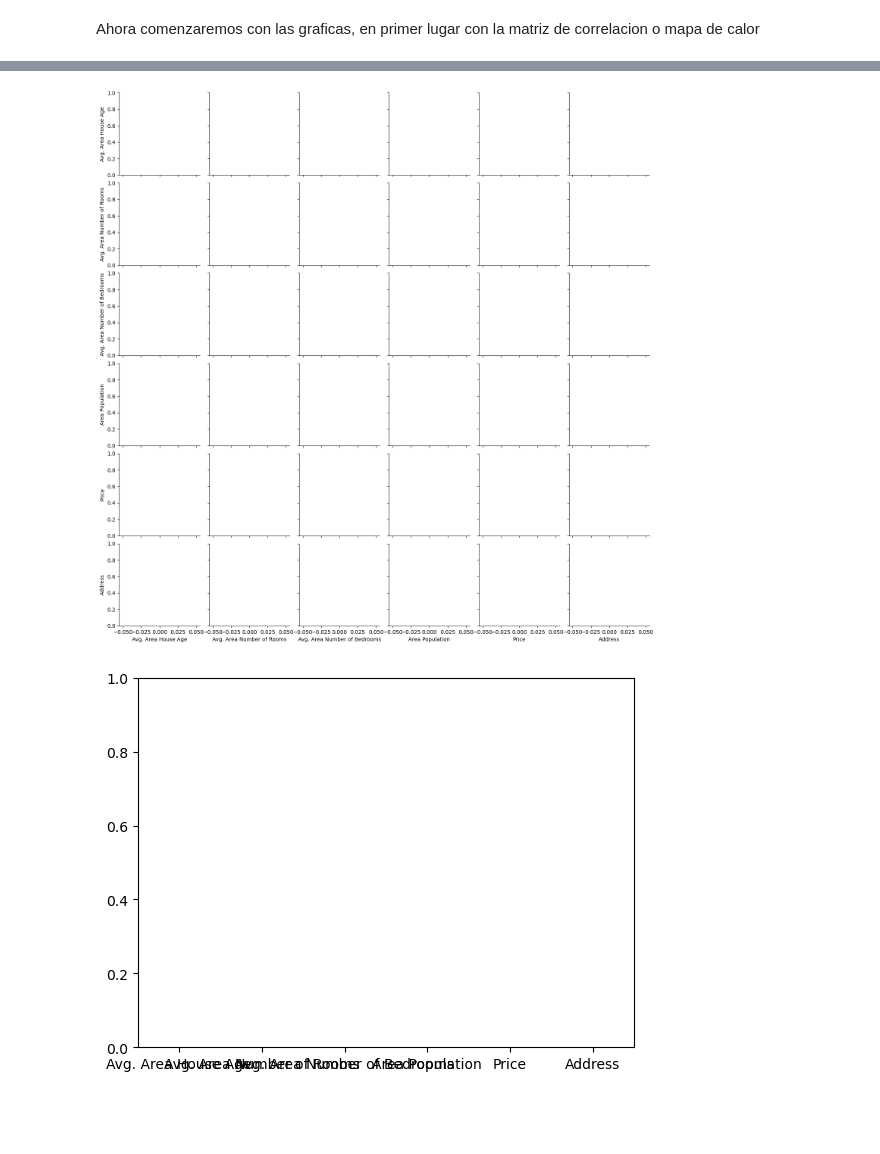
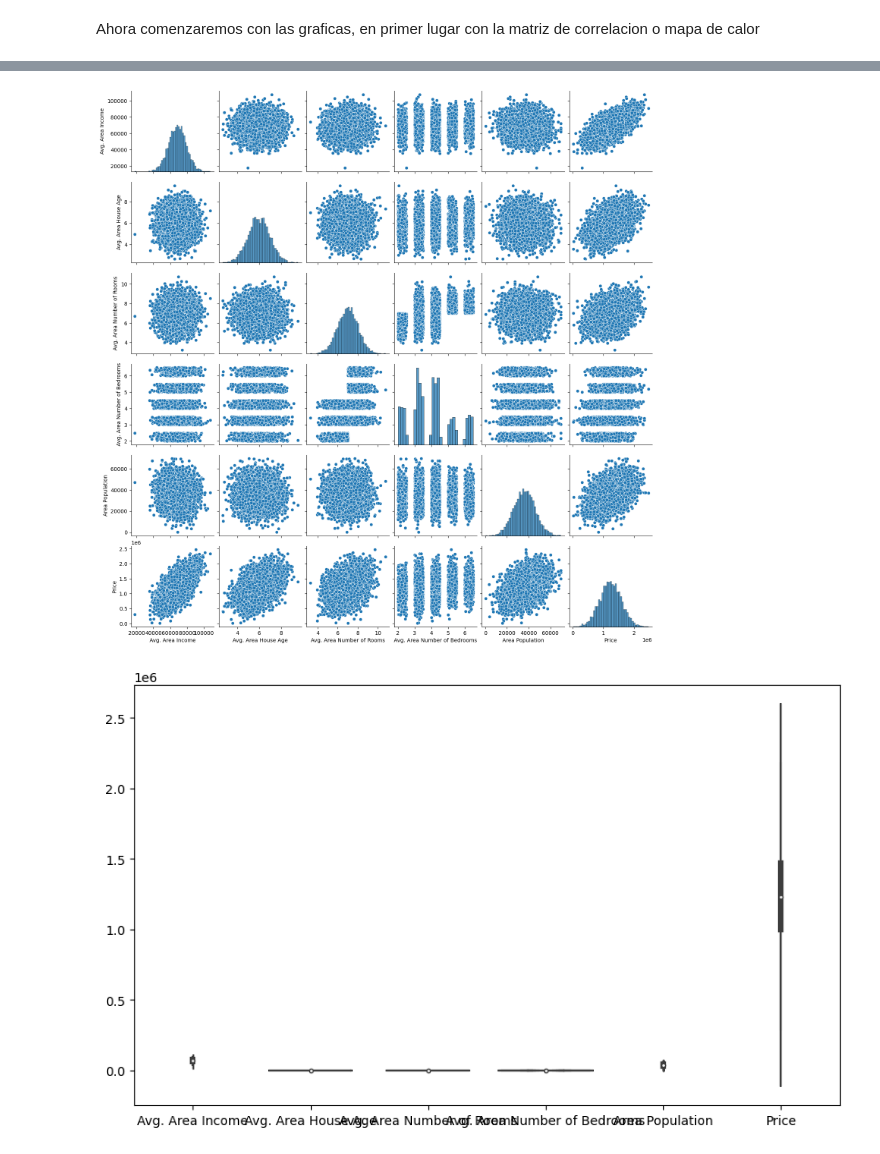
Before and after one commit to seerraa16/USA, a Jupyter notebook: Codigo.ipynb, the cells around one changed output, grey strips where cells are left out. Saved outputs shown, nothing was run; the diff lists cells and outputs as text; code cells hidden in the pictures; blank space fills up the shorter version.

```diff
--- a/Codigo.ipynb
+++ b/Codigo.ipynb
@@ -6,7 +6,7 @@ import numpy as np
 import matplotlib.pyplot as plt
 import seaborn as sns
 # %%
-df_datos = pd.read_csv('dataset_USA.csv')
+df_datos = pd.read_csv('USA_Housing.csv', sep=',')
 df_datos.head()
 # %% [output]
 |  | Avg. Area Income | Avg. Area House Age | Avg. Area Number of Rooms | Avg. Area Number of Bedrooms | Area Population | ... |
@@ -41,9 +41,10 @@ plt.show()
 sns.pairplot(df_datos)
 plt.show()
 # %% [output]
-[figure, old version]
+[figure, new version]
 # %%
+plt.figure(figsize=(10, 6))
 sns.violinplot(df_datos)
 plt.show()
 # %% [output]
-[figure, old version]
+[figure, new version]
```
Also changed, not shown: parts of 3 cells of this notebook, 1 other file.
